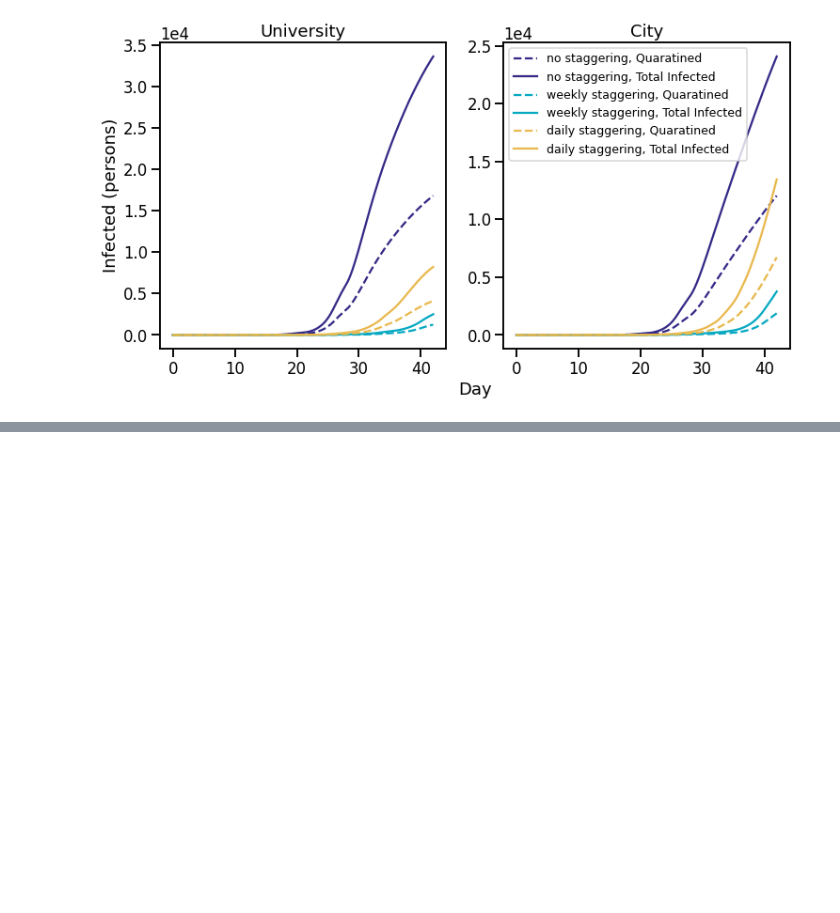
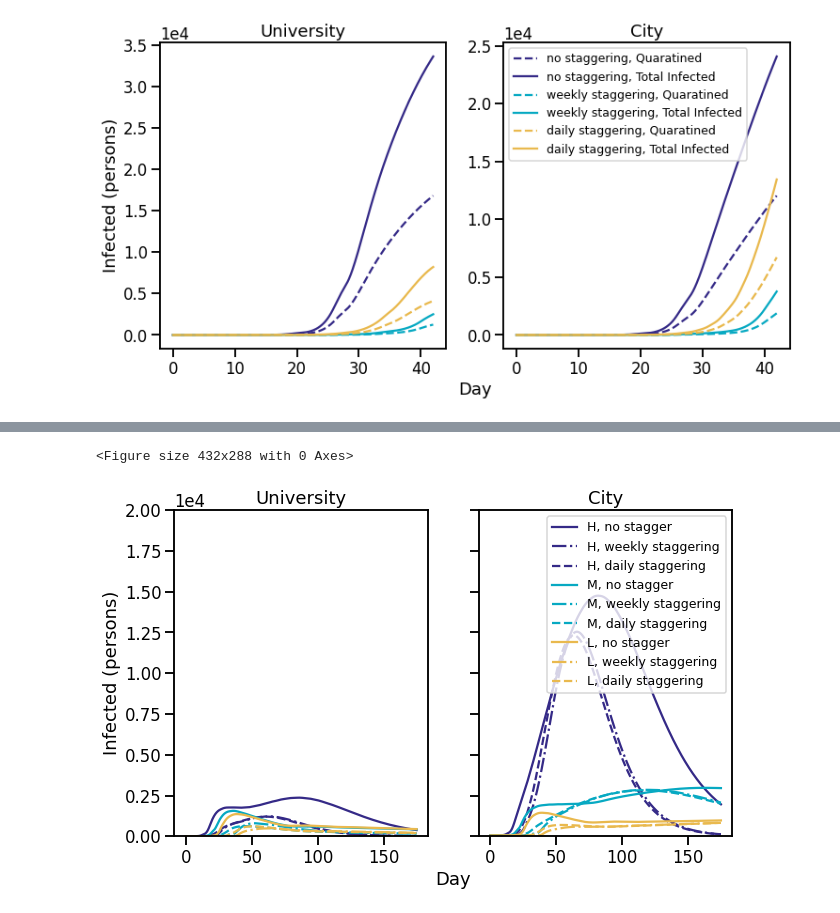
Before and after one commit to clairevalva/mcrn_multi_DA, a Jupyter notebook: multiscale_plot.ipynb, the cells around one changed output, grey strips where cells are left out. Cells and saved outputs as stored; diff of their text form; code cells hidden in the pictures; blank space fills up the shorter version.

```diff
--- a/multiscale_plot.ipynb
+++ b/multiscale_plot.ipynb
@@ -544,0 +717,14 @@ plt.show()
+# %%
+datatsQ_daystag = [[entry.t for entry in dat] for dat in loadedQ_daystag]
+dataysQ_daystag = [[entry.y for entry in dat] for dat in loadedQ_daystag]
+
+runstQ_daystag = [np.concatenate(entry) for entry in datatsQ_daystag]
+runsyQ_daystag = [np.reshape(np.concatenate(dataysQ_daystag[xx],axis = -1),(6,3,np.size(runstQ_daystag[xx])))
+         for xx in range(len(toloadQ))]
+# %%
+datatsQ_weekstag = [[entry.t for entry in dat] for dat in loadedQ_weekstag]
+dataysQ_weekstag = [[entry.y for entry in dat] for dat in loadedQ_weekstag]
+
+runstQ_weekstag = [np.concatenate(entry) for entry in datatsQ_weekstag]
+runsyQ_weekstag = [np.reshape(np.concatenate(dataysQ_weekstag[xx],axis = -1),(6,3,np.size(runstQ_weekstag[xx])))
+         for xx in range(len(toloadQ))]
@@ -544,0 +749,57 @@ plt.show()
+# %%
+plt.clf()
+sns.set_context("talk")
+f, (ax1, ax2) = plt.subplots(nrows=1, ncols=2,
+                             figsize = (10,6),
+                             sharex = True, sharey = True)
+for xx in range(3):
+    ax1.plot(runstQ_weekstag[xx], runsyQ_weekstag[xx][3,0],
+             label = coupling_labels_new[xx] + ", weekly staggering",
+             color = parula[xx*25], linestyle = 'dashdot' )
+    ax1.plot(runstQ[xx], 2*runsyQ[xx][3,0],
+             label = coupling_labels_new[xx] + ", no stagger",
+             color = parula[xx*25])
+    ax1.plot(runstQ_daystag[xx], runsyQ_daystag[xx][3,0],
+             label = coupling_labels_new[xx] + ", daily staggering",
+             color = parula[xx*25],
+             linestyle = 'dashed' )
+
+
+    ax2.plot(runstQ[xx], 2*np.add(runsyQ[xx][3,0],runsyQ[xx][3,1]),
+             label = coupling_labels_new[xx] + ", no stagger",
+             color = parula[xx*25])
+
+    ax2.plot(runstQ_weekstag[xx], np.add(runsyQ_weekstag[xx][3,0],
+                                         runsyQ_weekstag[xx][3,1]),
+             label = coupling_labels_new[xx] + ", weekly staggering",
+             color = parula[xx*25], linestyle = 'dashdot' )
+
+
+    ax2.plot(runstQ_daystag[xx], np.add(runsyQ_daystag[xx][3,0],
+                                         runsyQ_daystag[xx][3,1]),
+             label = coupling_labels_new[xx] + ", daily staggering",
+             color = parula[xx*25], linestyle = 'dashed' )
+
+ax2.ticklabel_format(axis="y", style="sci", scilimits=(0,0))
+ax1.ticklabel_format(axis="y", style="sci", scilimits=(0,0))
+
+ax1.set_ylabel("Infected (persons)")
+ax1.set_title("University")
+ax2.set_title("City")
+ax2.set_ylim(0,2*(10**4))
+
+plt.legend()
+
+# add common x title
+f.add_subplot(111, frameon=False)
+# hide tick and tick label of the big axis
+plt.tick_params(labelcolor='none', top=False,
+                bottom=False, left=False, right=False)
+plt.xlabel("Day")
+ax2.legend(fontsize = 'x-small')
+
+plt.savefig("figures/08_new_lessaxis.png")
+plt.show()
+# %% [output]
+<Figure size 432x288 with 0 Axes>
+[figure, added]
```
Also changed, not shown: parts of 20 cells of this notebook, 5 other files.
